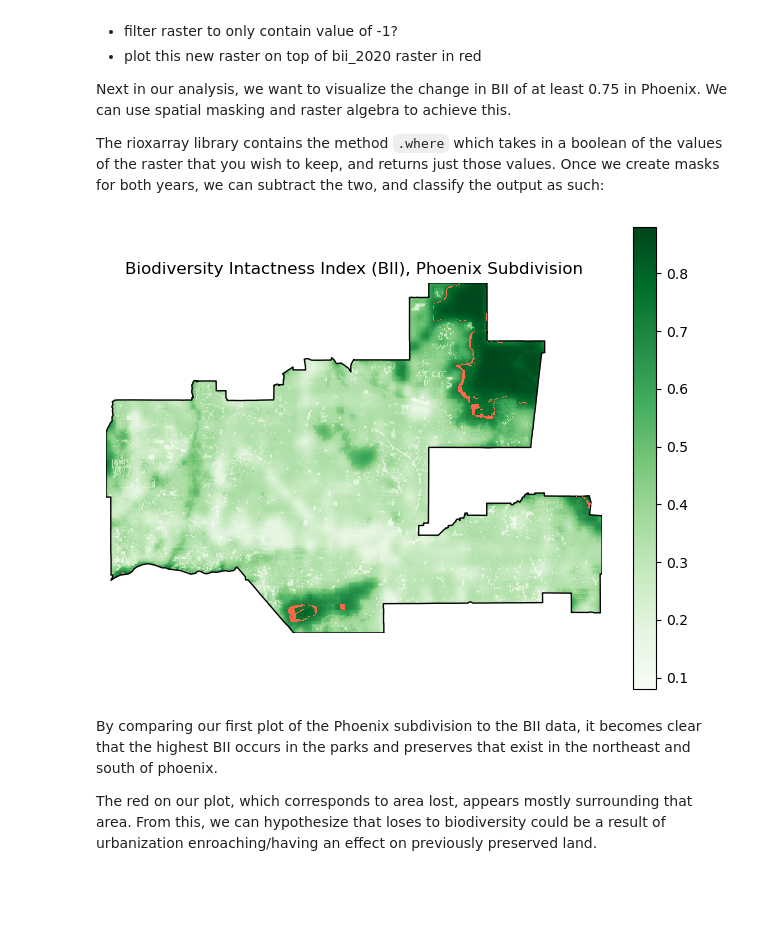
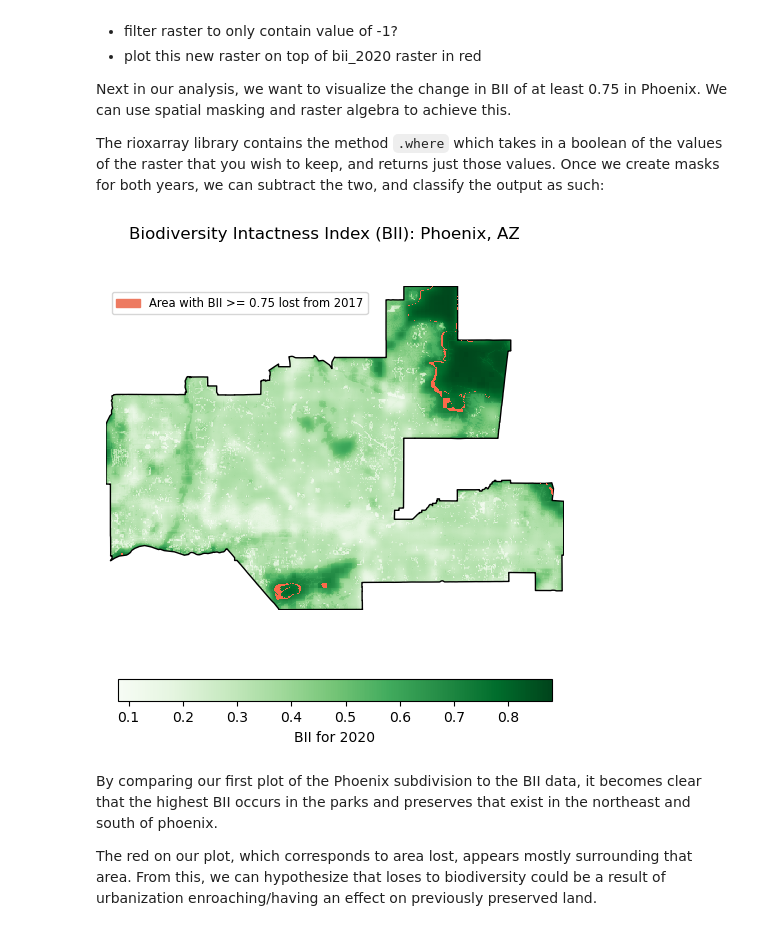
Before and after one commit to sofiasarak/biodiversity_phoenix, a Jupyter notebook: pheonix.ipynb, the cells around one changed output. Cells and saved outputs as stored; diff of their text form; code cells hidden in the pictures; blank space fills up the shorter version.

Commit message:
Add area lost legend to final plot

```diff
--- a/pheonix.ipynb
+++ b/pheonix.ipynb
@@ -495,39 +487,46 @@ change_in_bii_mask = change_in_bii.where(change_in_bii == -1)
 # %%
 # Initialize plot
 fig, ax = plt.subplots(1, 1, figsize=(8, 6))
 
-# 2020 BII
+# Plot 2020 BII
 bii_2020_clip.plot(ax = ax,
-                   cmap = "Greens")
+                   cmap = "Greens",
+                   add_colorbar = False)
 
+# Save plot as object to be used for colorbar specification
+bii = bii_2020_clip.plot(ax = ax,
+                   cmap = "Greens",
+                   add_colorbar = False)
+
+# Plot the Phoenix polygon, coloring just the outline to create border
 phoenix_sub.plot(edgecolor = "black",
-                 color = "none",
+                color = "none",
                  ax =ax)
 
+# Plot area lost mask
 change_in_bii_mask.plot(
     ax=ax,
     cmap="Reds",
-    add_colorbar=False,
-    label = "Area with BII >= 0.75 Lost from 2017 to 2020"
-)
+    add_colorbar=False)
 
-# BII change area
-# change_in_bii_mask.plot(ax = ax,
- #             label = "Area with BII >= lost from 2017 to 2020")
+# Add overall title, using combination of .suptitle and .title to control spacing
+plt.suptitle('Biodiversity Intactness Index (BII): Phoenix, AZ')
+plt.title(" ")
 
+## Legends
+# Add colorbar, making it smaller and horizontal
+fig.colorbar(bii, orientation = "horizontal", label = "BII for 2020", shrink = 0.7)
 
-# Add legend (using labels from .plot()) and title
-
-plt.title('Biodiversity Intactness Index (BII), Phoenix Subdivision')
+# Manually set a legend for the area lost mask, matching plotted color and adding label
+red_patch = mpatches.Patch(color= '#ed7a61', label='Area with BII >= 0.75 lost from 2017')
+plt.legend(handles=[red_patch], loc = "upper left", fontsize = "small")
 
 # Turn of axes as they don't give us any beneficial information
 ax.axis('off')
 
 plt.show()
-
-# need to figure out how to do colorbar aa
 # %% [output]
-[figure, old version]
+[figure, new version]
 # %% [markdown]
 By comparing our first plot of the Phoenix subdivision to the BII data, it becomes clear that the highest BII occurs in the parks and preserves that exist in the northeast and south of phoenix.
 
```
Also changed, not shown: parts of 3 cells of this notebook.
